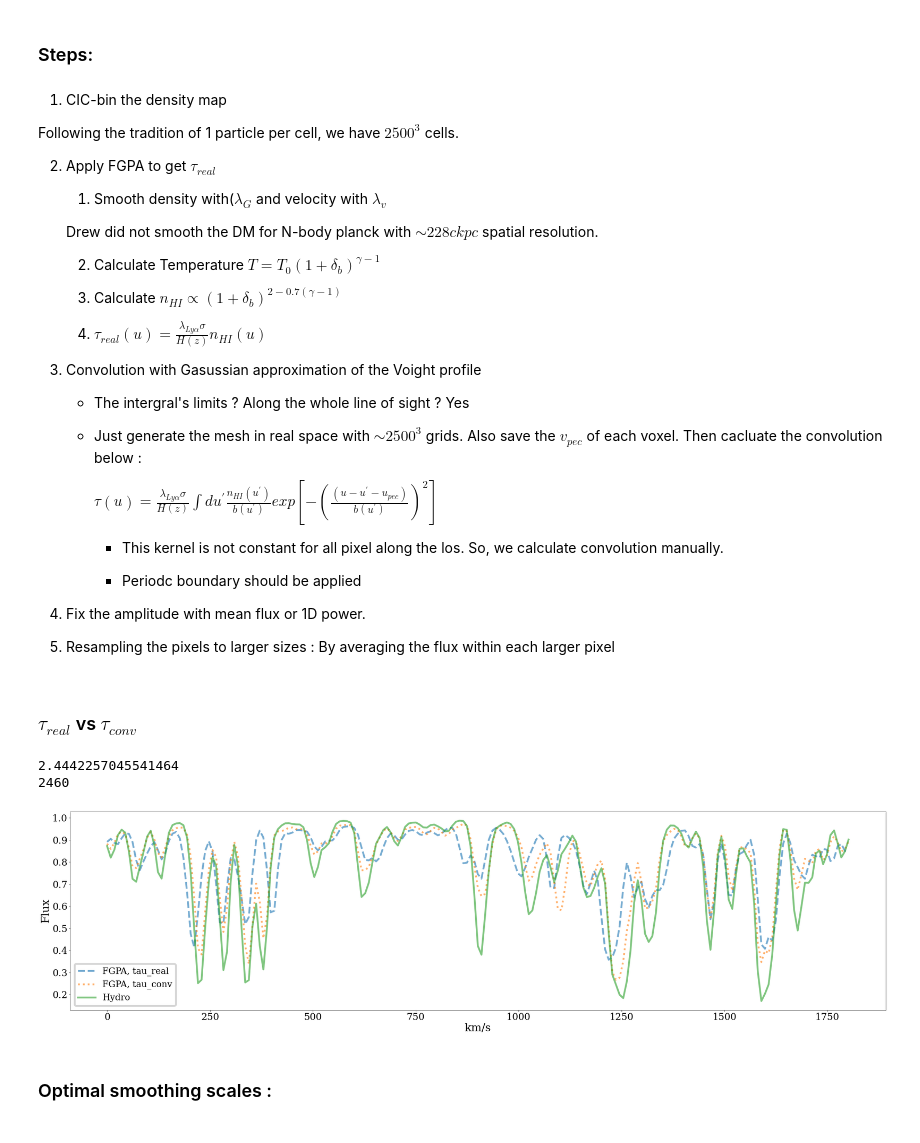
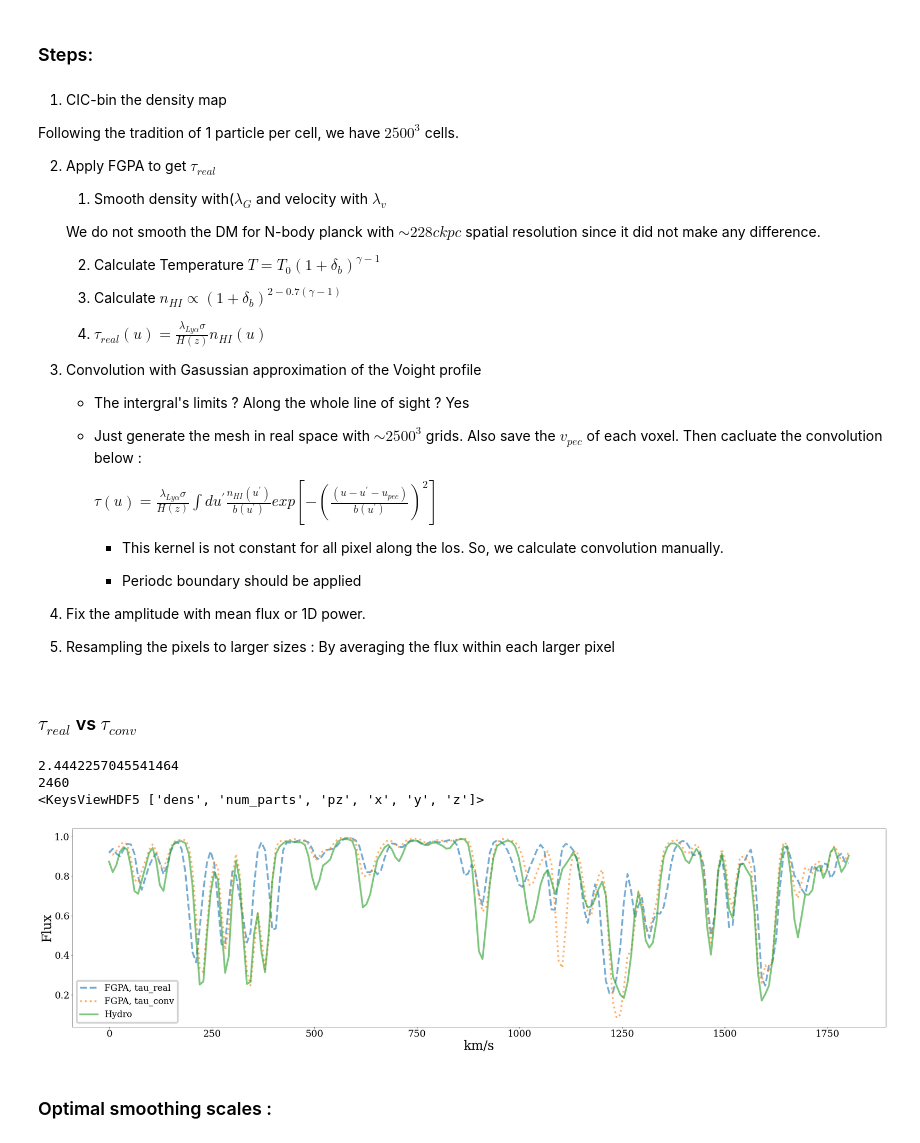
Before and after one commit to qezlou/LyTomo_Watershed, a Jupyter notebook: FGPA_Hydro.ipynb, the cells around one changed output. Drawn from its saved outputs; the diff is of its cells as text; code cells hidden in the pictures.

```diff
--- a/FGPA_Hydro.ipynb
+++ b/FGPA_Hydro.ipynb
@@ -30,7 +23,7 @@ The Volume ratio of TNG300/LATIS :
 
    1. Smooth density with($\lambda_G$ and velocity with $\lambda_v$
 
-     Drew did not smooth the DM for N-body planck with $\sim 228 ckpc$ spatial resolution.
+     We do not smooth the DM for N-body planck with $\sim 228 ckpc$ spatial resolution since it did not make any difference.
 
    2. Calculate Temperature $T = T_0 (1 + \delta_b)^{\gamma - 1 }$
 
@@ -70,16 +66,16 @@ from scipy.ndimage import gaussian_filter1d
 import importlib
 from scipy.ndimage import gaussian_filter1d
 import fake_spectra.fluxstatistics as fs
-from codes import  fgpa
+from lytomo_watershed import fgpa
 importlib.reload(fgpa)
 def compare_real_conv():
     plt.figure(figsize=(40,10))
     z, boxsize, pix = 2.4442257045541464, 205, 12
-    with h5py.File('../LyTomo_data/noiseless_maps/map_TNG_true_1.0_z2.4.hdf5',
+    with h5py.File(os.path.join(data_dir,'noiseless_maps/map_TNG_true_1.0_z2.4.hdf5'),
                    'r') as ftrue :
         print(ftrue['redshift'][()])
         true_map = ftrue['flux'][:]
-    with h5py.File('../LyTomo_data/FGPA/0_densfield.hdf5','r') as f:
+    with h5py.File(os.path.join(data_dir,'FGPA/0_densfield.hdf5'),'r') as f:
         Nx = f['DM/dens'][:].shape[0]
         Ny = f['DM/dens'][:].shape[1]
         Nz = f['DM/dens'][:].shape[2]
@@ -89,8 +85,9 @@ def compare_real_conv():
         for (i,j) in [(60,60)] :
             dens = f['DM/dens'][i,j,:]
             ind = np.where(dens != 0)
-            vel_pec = np.zeros_like(f['DM/Vz'][i,j,:])
-            vel_pec[ind] = f['DM/Vz'][i,j,:][ind]/(dens[ind]*np.sqrt(1+z))
+            print(f['DM'].keys())
+            vel_pec = np.zeros_like(f['DM/pz'][i,j,:])
+            vel_pec[ind] = f['DM/pz'][i,j,:][ind]/(dens[ind]*np.sqrt(1+z))
             vel_pec = gaussian_filter1d(vel_pec, 3)
             dens = gaussian_filter1d(dens,3)
             u0 = up + vel_pec
@@ -108,34 +105,35 @@ def compare_real_conv():
                 indv = np.where(dvel > dvbin*Nz/2)
                 dvel[indv] = dvbin*Nz - dvel[indv]
                 Voight = (1/btherm)*np.exp(-(dvel/btherm)**2)
                 tau_conv[k] = np.sum(tau_real*Voight*dvbin)
             scale = fs.mean_flux(tau_real, mean_flux_desired=0.8030459657915272)
             flux_real = np.array([np.sum(np.exp(-scale*tau_real[t*pix:(t+1)*pix]))
                                   /pix for t in range(int(Nz/pix)) ])
             scale = fs.mean_flux(tau_conv, mean_flux_desired=0.8030459657915272)
             flux_conv = np.array([np.sum(np.exp(-scale*tau_conv[t*pix:(t+1)*pix]))
                                   /pix for t in range(int(Nz/pix)) ])
             flux_real = gaussian_filter1d(flux_real, sigma=1, mode='wrap')
             flux_conv = gaussian_filter1d(flux_conv, sigma=1, mode='wrap')
             plt.plot(np.arange(flux_real.shape[0])*dvbin,flux_real,
                      label='FGPA, tau_real', alpha=0.6, ls='--')
             plt.plot(np.arange(flux_conv.shape[0])*dvbin,flux_conv,
                      label='FGPA, tau_conv', alpha=0.6, ls='dotted')
 
         flux_hydro = gaussian_filter1d(true_map[5,5,:], sigma=1,
                                        mode='wrap')
         plt.plot(np.arange(flux_hydro.shape[0])*dvbin, flux_hydro,
                  label='Hydro', alpha=0.6)
 
         plt.legend()
         plt.xlabel('km/s')
         plt.ylabel('Flux')
 
 compare_real_conv()
 # %% [output]
 2.4442257045541464
 2460
+<KeysViewHDF5 ['dens', 'num_parts', 'pz', 'x', 'y', 'z']>
-[figure, old version]
+[figure, new version]
 # %% [markdown]
 ### Optimal smoothing scales :
 # %%
```
Also changed, not shown: parts of 26 cells of this notebook, 6 other files.
